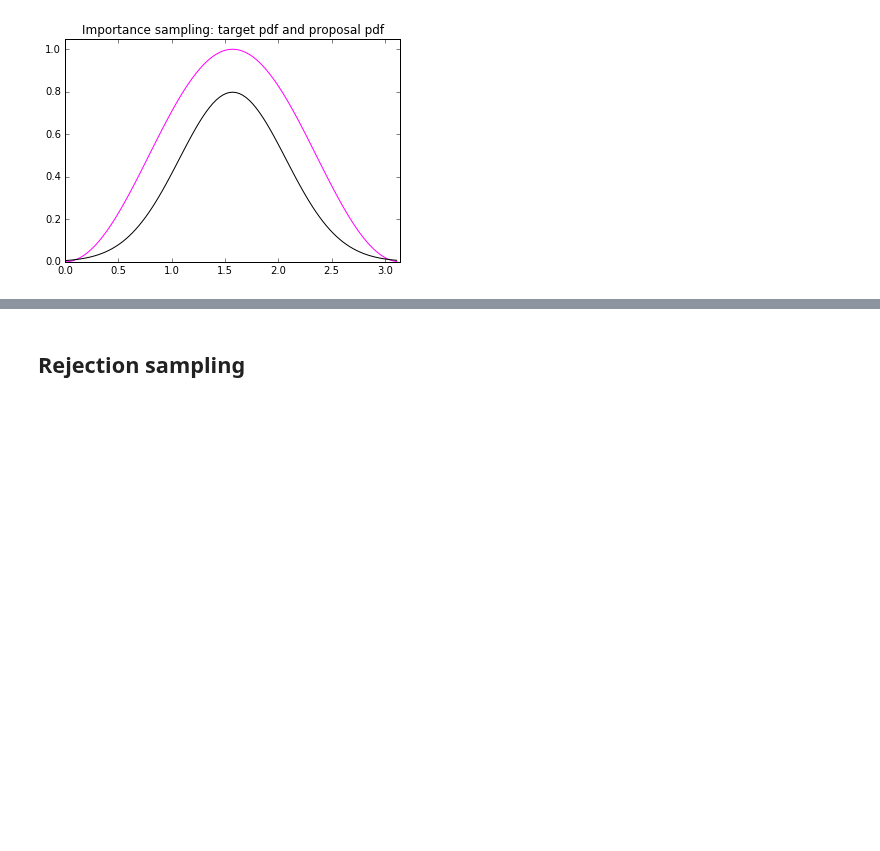
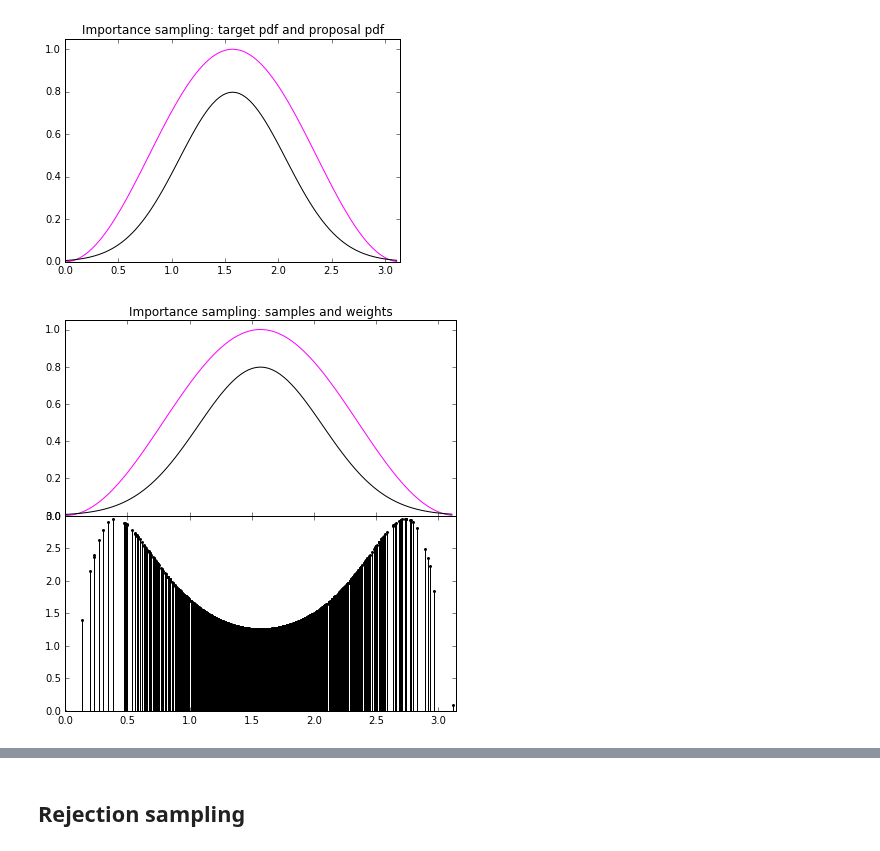
Before and after one commit to florent-leclercq/Bayes_InfoTheory, a Jupyter notebook: Sampling_Importance_Rejection.ipynb, the cells around one changed output, grey strips where cells are left out. Cells and saved outputs as stored; diff of their text form; code cells hidden in the pictures; blank space fills up the shorter version.

```diff
--- a/Sampling_Importance_Rejection.ipynb
+++ b/Sampling_Importance_Rejection.ipynb
@@ -78,0 +84,14 @@ samples=target_pdf(randoms)/gaussian.pdf(randoms)
+# %%
+f, (ax1, ax2) = plt.subplots(2, 1, sharex=True, figsize=(7,7))
+ax1.set_xlim(a,b)
+ax1.set_ylim(0,1.05)
+ax1.plot(x_arr,f_arr,color='magenta')
+ax1.plot(x_arr,proposal_pdf(x_arr),color='black')
+ax1.set_title("Importance sampling: samples and weights")
+markerline, stemlines, baseline = ax2.stem(samples,weights,color='black')
+plt.setp(markerline, color='black', markersize=3., markeredgewidth = 0.)
+plt.setp(stemlines, color='black')
+f.subplots_adjust(hspace=0)
+plt.show()
+# %% [output]
+[figure, added]
```
Also changed, not shown: parts of 22 cells of this notebook.
